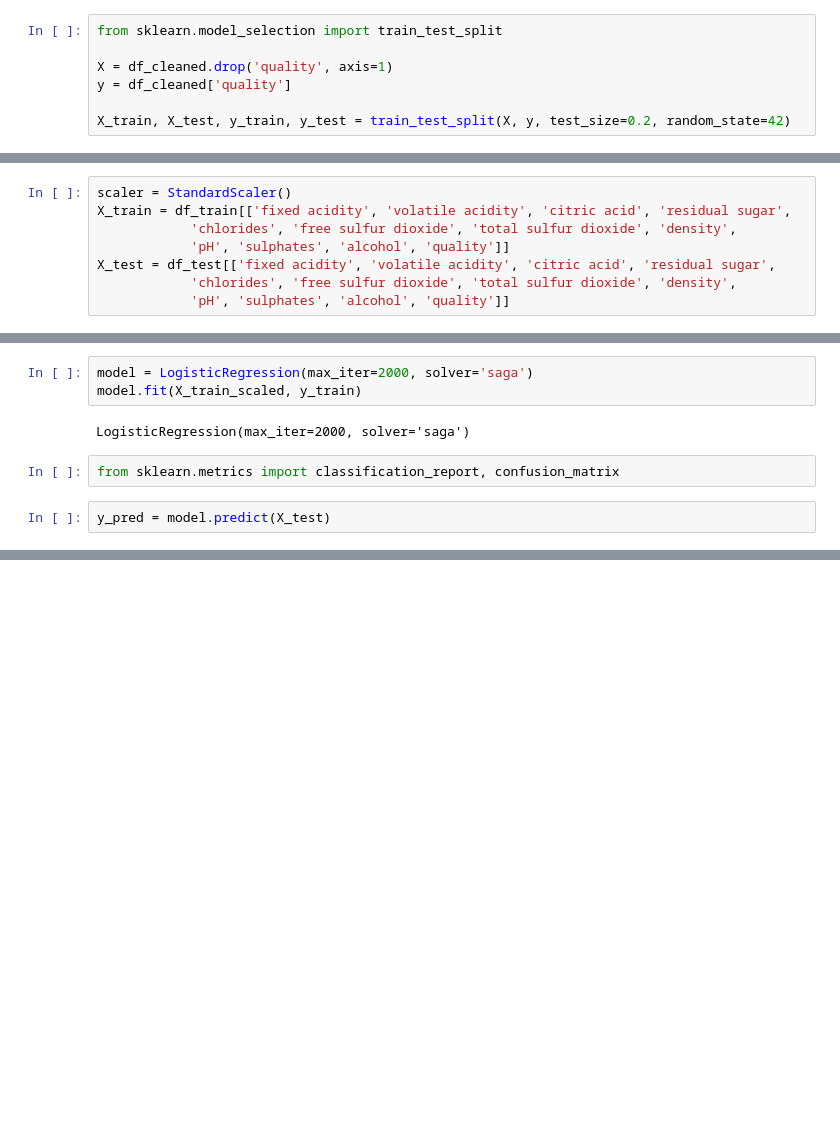
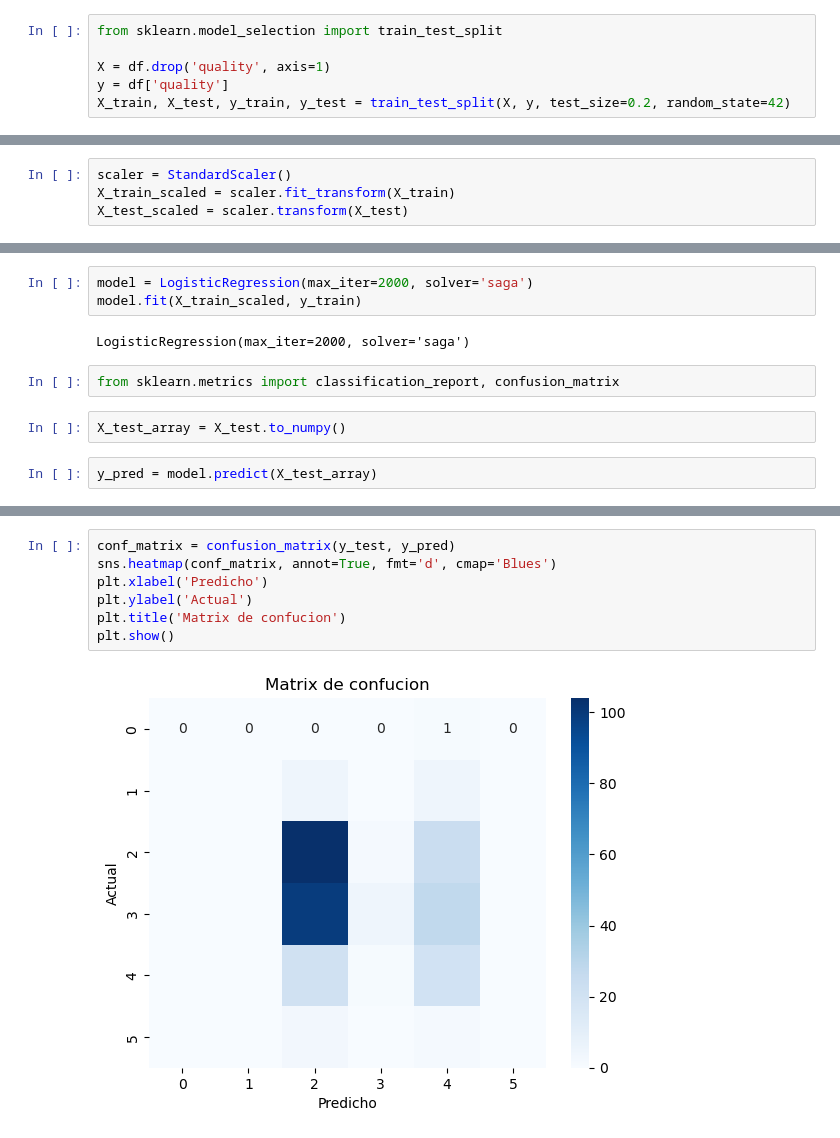
Before and after one commit to JesusOrlandoM/Arboles-de-Decisi-n, a Jupyter notebook: Arboles de Decisión.ipynb, the cells around one changed output, grey strips where cells are left out. Cells and saved outputs as stored; diff of their text form; blank space fills up the shorter version.

```diff
--- a/Arboles de Decisión.ipynb
+++ b/Arboles de Decisión.ipynb
@@ -162,18 +163,13 @@ plt.show()
 # %%
 from sklearn.model_selection import train_test_split
 
-X = df_cleaned.drop('quality', axis=1)
-y = df_cleaned['quality']
-
+X = df.drop('quality', axis=1)
+y = df['quality']
 X_train, X_test, y_train, y_test = train_test_split(X, y, test_size=0.2, random_state=42)
 # %%
 from sklearn.linear_model import LogisticRegression
 from sklearn.preprocessing import StandardScaler
 # %%
 scaler = StandardScaler()
-X_train = df_train[['fixed acidity', 'volatile acidity', 'citric acid', 'residual sugar',
-            'chlorides', 'free sulfur dioxide', 'total sulfur dioxide', 'density',
-            'pH', 'sulphates', 'alcohol', 'quality']]
-X_test = df_test[['fixed acidity', 'volatile acidity', 'citric acid', 'residual sugar',
-            'chlorides', 'free sulfur dioxide', 'total sulfur dioxide', 'density',
-            'pH', 'sulphates', 'alcohol', 'quality']]
+X_train_scaled = scaler.fit_transform(X_train)
+X_test_scaled = scaler.transform(X_test)
@@ -187,4 +181,6 @@ LogisticRegression(max_iter=2000, solver='saga')
 # %%
 from sklearn.metrics import classification_report, confusion_matrix
 # %%
-y_pred = model.predict(X_test)
+X_test_array = X_test.to_numpy()
+# %%
+y_pred = model.predict(X_test_array)
@@ -190,0 +210,9 @@ y_pred = model.predict(X_test)
+# %%
+conf_matrix = confusion_matrix(y_test, y_pred)
+sns.heatmap(conf_matrix, annot=True, fmt='d', cmap='Blues')
+plt.xlabel('Predicho')
+plt.ylabel('Actual')
+plt.title('Matrix de confucion')
+plt.show()
+# %% [output]
+[figure, added]
```
Also changed, not shown: parts of 3 cells of this notebook.
